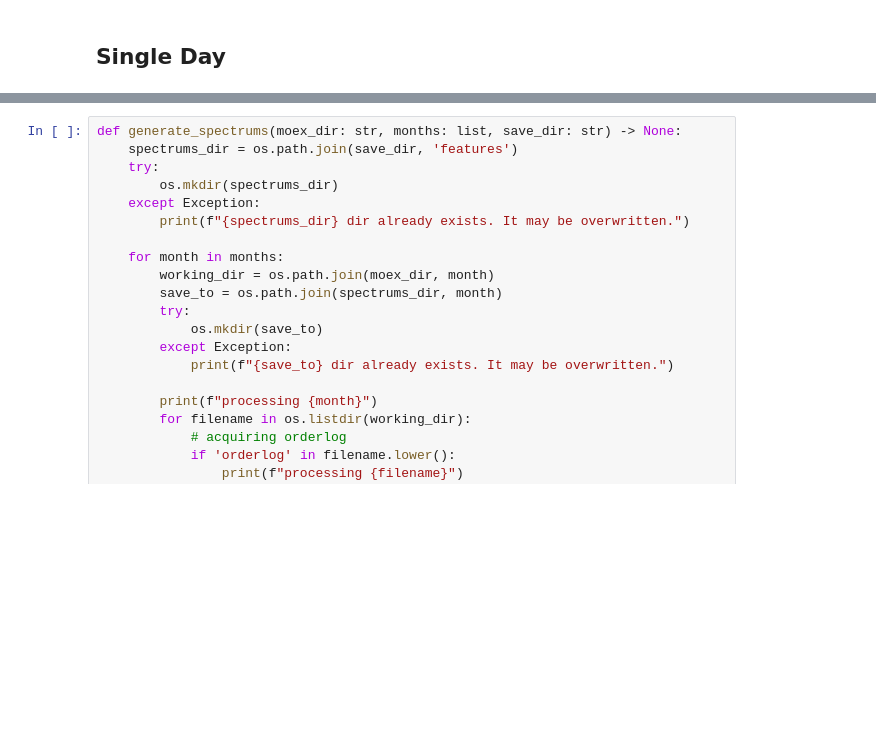
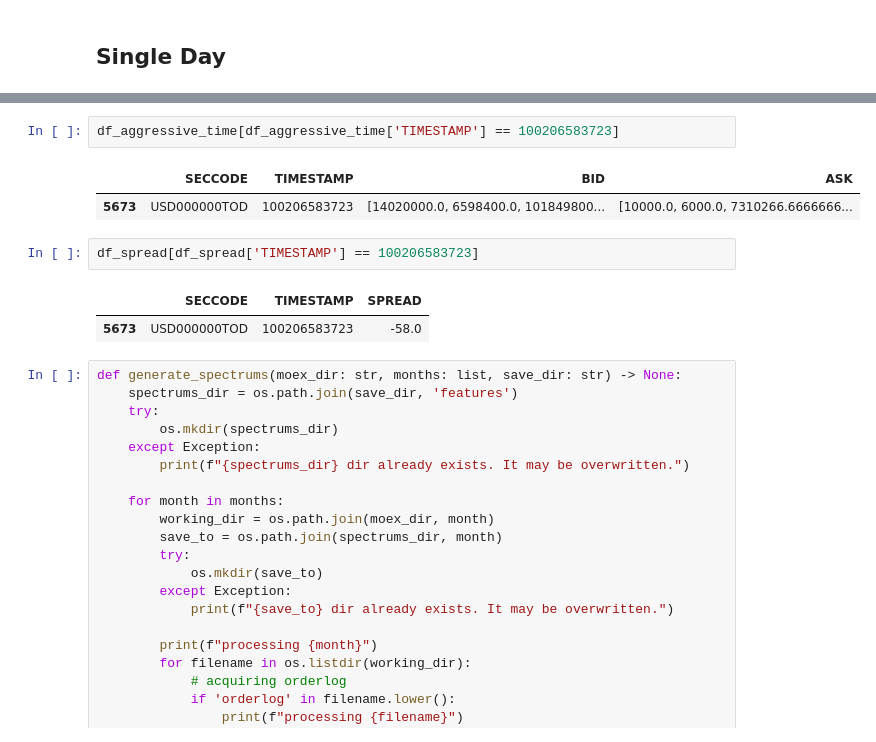
Before and after one commit to rrufina/data-mining, a Jupyter notebook: features.ipynb, the cells around one changed output, grey strips where cells are left out. Drawn from its saved outputs; the diff is of its cells as text; blank space fills up the shorter version.

```diff
--- a/features.ipynb
+++ b/features.ipynb
@@ -171,3 +256,13 @@ order_books, df_spec, df_vwap, df_spread, df_aggressive_band, df_aggressive_time
+# %%
+df_aggressive_time[df_aggressive_time['TIMESTAMP'] == 100206583723]
+# %% [output]
+|  | SECCODE | TIMESTAMP | BID | ASK |
+| 5673 | USD000000TOD | 100206583723 | [14020000.0, 6598400.0, 101849800... | [10000.0, 6000.0, 7310266.6666666... |
+# %%
+df_spread[df_spread['TIMESTAMP'] == 100206583723]
+# %% [output]
+|  | SECCODE | TIMESTAMP | SPREAD |
+| 5673 | USD000000TOD | 100206583723 | -58.0 |
 # %%
 def generate_spectrums(moex_dir: str, months: list, save_dir: str) -> None:
     spectrums_dir = os.path.join(save_dir, 'features')
```
Also changed, not shown: parts of 9 cells of this notebook.
